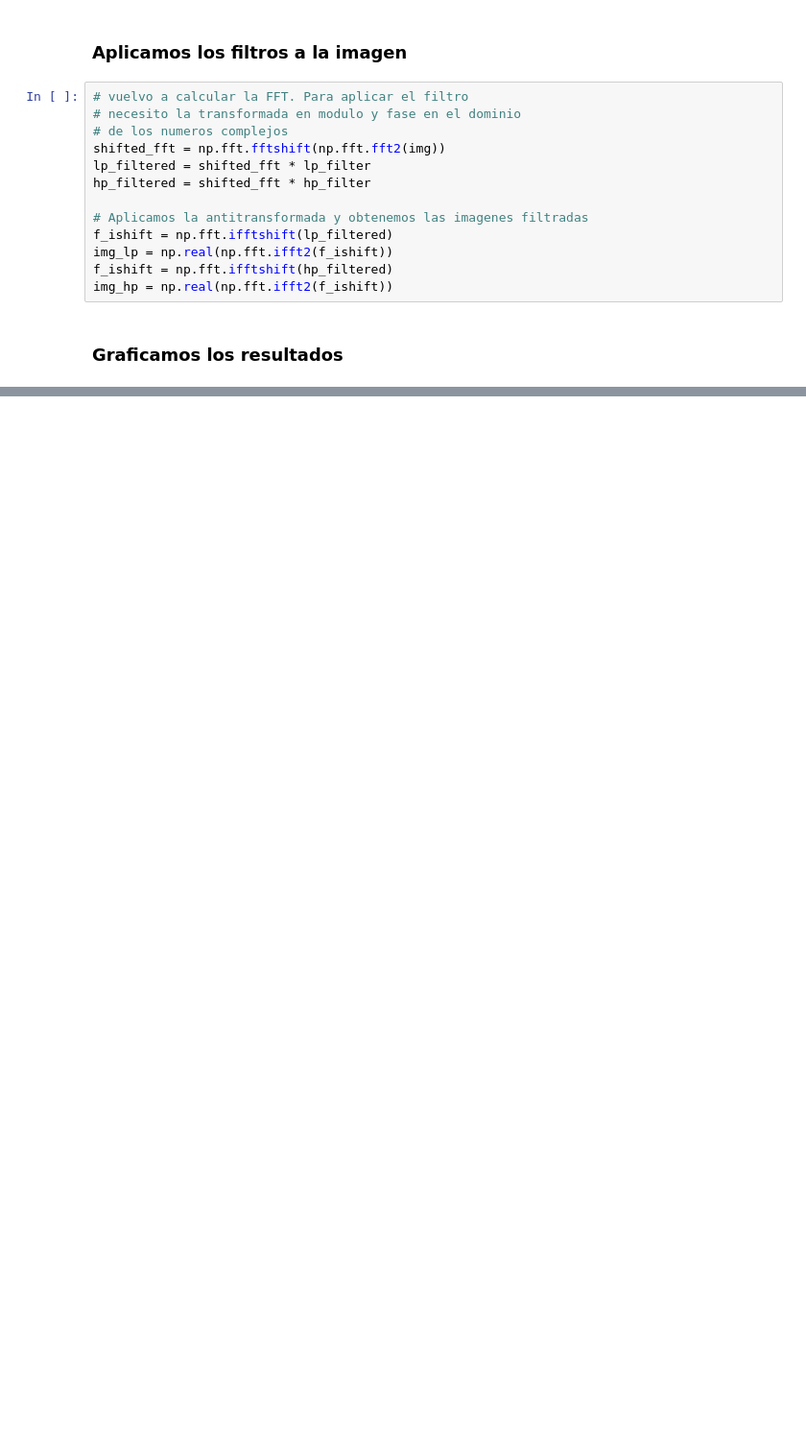
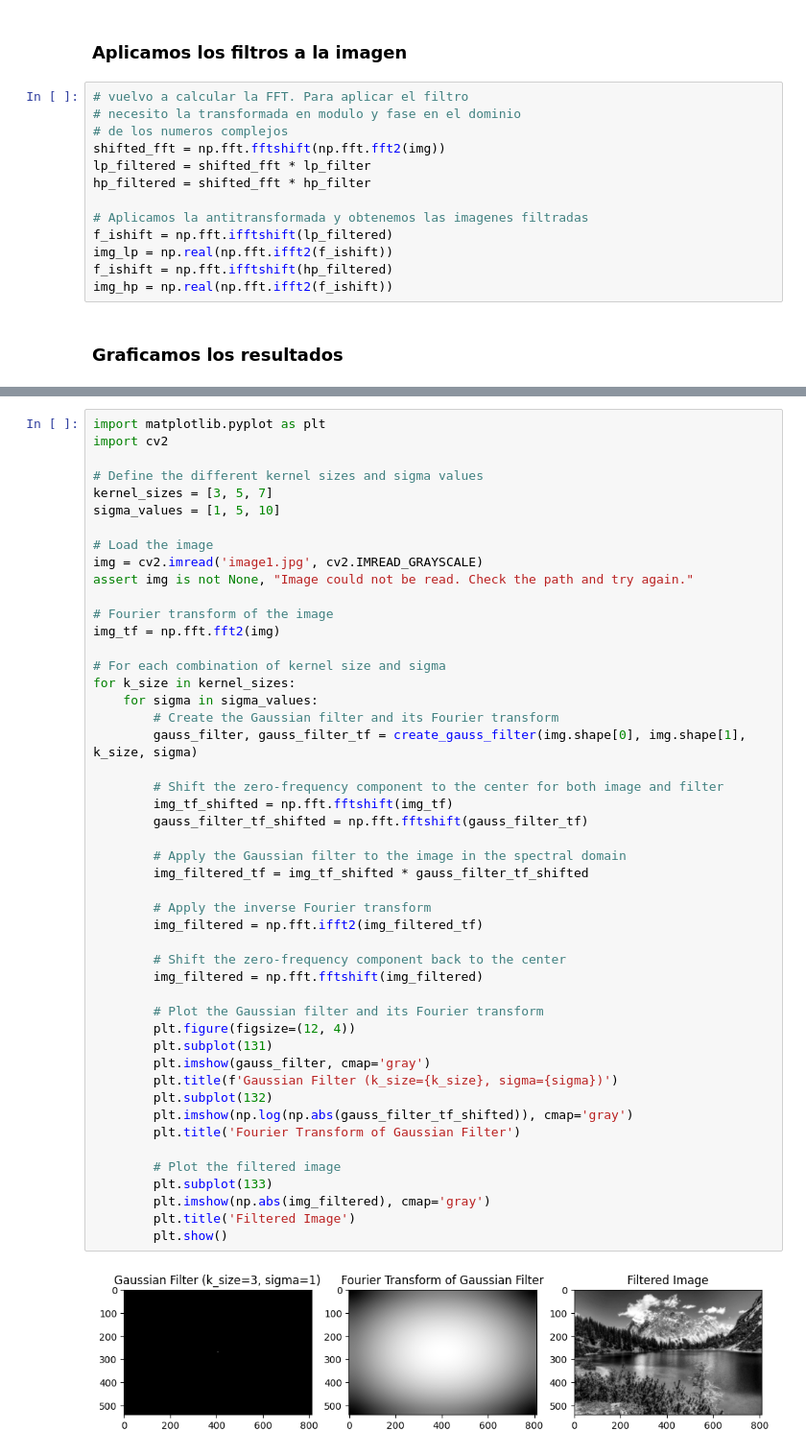
Before and after one commit to FIUBA-Posgrado-Inteligencia-Artificial/vision_computadora_I, a Jupyter notebook: Codigo/Clase3/03.Fourier.ipynb, the cells around one changed output, grey strips where cells are left out. Shown at 96% size. Cells and saved outputs as stored; diff of their text form; blank space fills up the shorter version.

```diff
--- a/Codigo/Clase3/03.Fourier.ipynb
+++ b/Codigo/Clase3/03.Fourier.ipynb
@@ -164,0 +221,50 @@ Text(0.5, 1.0, 'Desenfoque gausiano')
+# %%
+import matplotlib.pyplot as plt
+import cv2
+
+# Define the different kernel sizes and sigma values
+kernel_sizes = [3, 5, 7]
+sigma_values = [1, 5, 10]
+
+# Load the image
+img = cv2.imread('image1.jpg', cv2.IMREAD_GRAYSCALE)
+assert img is not None, "Image could not be read. Check the path and try again."
+
+# Fourier transform of the image
+img_tf = np.fft.fft2(img)
+
+# For each combination of kernel size and sigma
+for k_size in kernel_sizes:
+    for sigma in sigma_values:
+        # Create the Gaussian filter and its Fourier transform
+        gauss_filter, gauss_filter_tf = create_gauss_filter(img.shape[0], img.shape[1], k_size, sigma)
+
+        # Shift the zero-frequency component to the center for both image and filter
+        img_tf_shifted = np.fft.fftshift(img_tf)
+        gauss_filter_tf_shifted = np.fft.fftshift(gauss_filter_tf)
+
+        # Apply the Gaussian filter to the image in the spectral domain
+        img_filtered_tf = img_tf_shifted * gauss_filter_tf_shifted
+
+        # Apply the inverse Fourier transform
+        img_filtered = np.fft.ifft2(img_filtered_tf)
+
+        # Shift the zero-frequency component back to the center
+        img_filtered = np.fft.fftshift(img_filtered)
+
+        # Plot the Gaussian filter and its Fourier transform
+        plt.figure(figsize=(12, 4))
+        plt.subplot(131)
+        plt.imshow(gauss_filter, cmap='gray')
+        plt.title(f'Gaussian Filter (k_size={k_size}, sigma={sigma})')
+        plt.subplot(132)
+        plt.imshow(np.log(np.abs(gauss_filter_tf_shifted)), cmap='gray')
+        plt.title('Fourier Transform of Gaussian Filter')
+
+        # Plot the filtered image
+        plt.subplot(133)
+        plt.imshow(np.abs(img_filtered), cmap='gray')
+        plt.title('Filtered Image')
+        plt.show()
+# %% [output]
+[figure, added]
```
Also changed, not shown: parts of 19 cells of this notebook, 5 other files.
